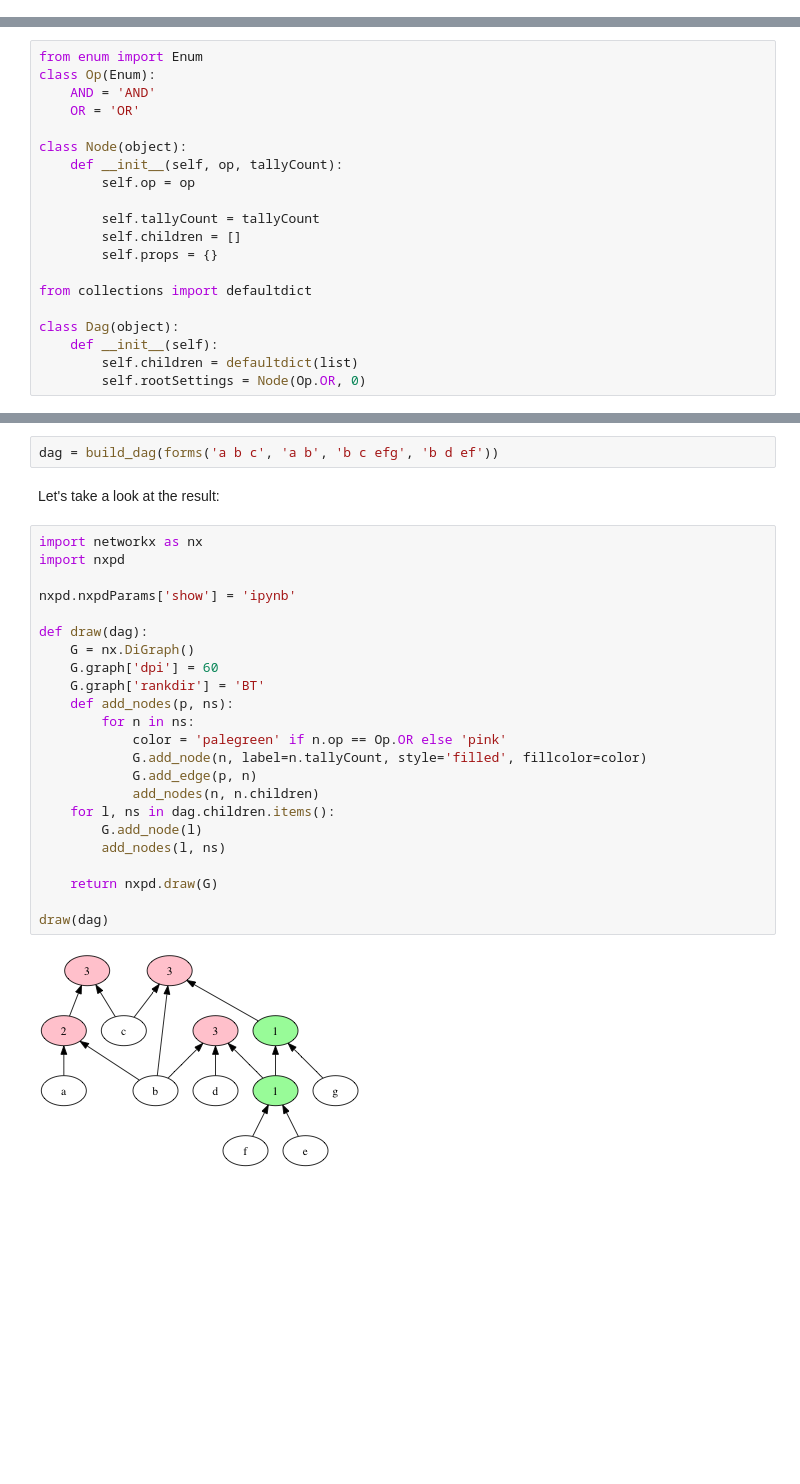
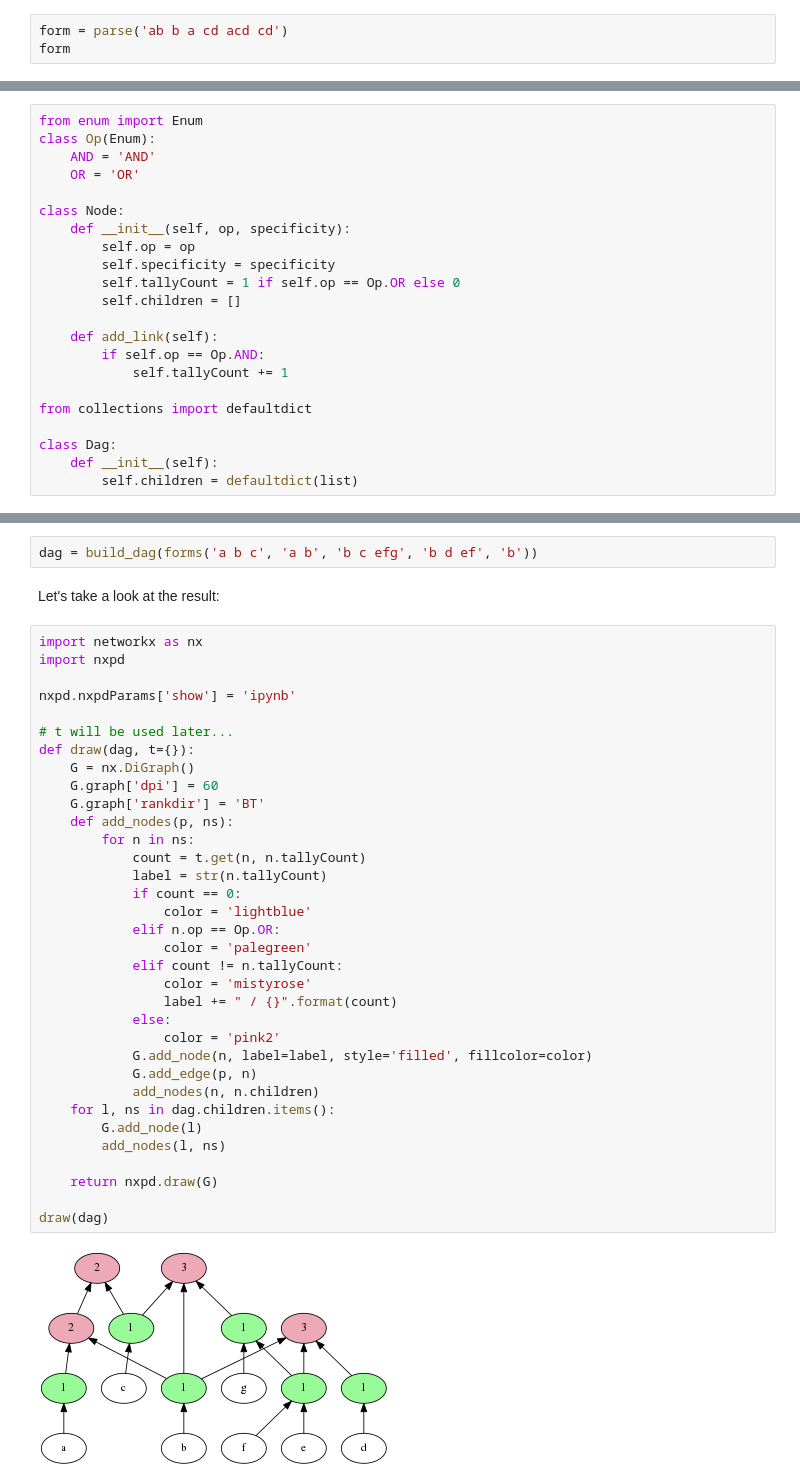
Before and after one commit to hellige/ccs, a Jupyter notebook: CCS.ipynb, the cells around one changed output, grey strips where cells are left out. Saved outputs shown, nothing was run; the diff lists cells and outputs as text; blank space fills up the shorter version.

Commit message:
Tidied up dag building, wrote example matching logic.

```diff
--- a/CCS.ipynb
+++ b/CCS.ipynb
@@ -80,0 +104,3 @@ form
+# %%
+form = parse('ab b a cd acd cd')
+form
@@ -140,17 +174,19 @@ class Op(Enum):
     AND = 'AND'
     OR = 'OR'
 
-class Node(object):
-    def __init__(self, op, tallyCount):
+class Node:
+    def __init__(self, op, specificity):
         self.op = op
+        self.specificity = specificity
+        self.tallyCount = 1 if self.op == Op.OR else 0
+        self.children = []
 
-        self.tallyCount = tallyCount
-        self.children = []
-        self.props = {}
+    def add_link(self):
+        if self.op == Op.AND:
+            self.tallyCount += 1
 
 from collections import defaultdict
 
-class Dag(object):
+class Dag:
     def __init__(self):
         self.children = defaultdict(list)
-        self.rootSettings = Node(Op.OR, 0)
@@ -242,29 +266,40 @@ def build_dag(formulae):
 # %%
-dag = build_dag(forms('a b c', 'a b', 'b c efg', 'b d ef'))
+dag = build_dag(forms('a b c', 'a b', 'b c efg', 'b d ef', 'b'))
 # %% [markdown]
 Let's take a look at the result:
 # %%
 import networkx as nx
 import nxpd
 
 nxpd.nxpdParams['show'] = 'ipynb'
 
-def draw(dag):
+# t will be used later...
+def draw(dag, t={}):
     G = nx.DiGraph()
     G.graph['dpi'] = 60
     G.graph['rankdir'] = 'BT'
     def add_nodes(p, ns):
         for n in ns:
-            color = 'palegreen' if n.op == Op.OR else 'pink'
-            G.add_node(n, label=n.tallyCount, style='filled', fillcolor=color)
+            count = t.get(n, n.tallyCount)
+            label = str(n.tallyCount)
+            if count == 0:
+                color = 'lightblue'
+            elif n.op == Op.OR:
+                color = 'palegreen'
+            elif count != n.tallyCount:
+                color = 'mistyrose'
+                label += " / {}".format(count)
+            else:
+                color = 'pink2'
+            G.add_node(n, label=label, style='filled', fillcolor=color)
             G.add_edge(p, n)
             add_nodes(n, n.children)
     for l, ns in dag.children.items():
         G.add_node(l)
         add_nodes(l, ns)
 
     return nxpd.draw(G)
 
 draw(dag)
 # %% [output]
-[figure, old version]
+[figure, new version]
```
Also changed, not shown: parts of 40 cells of this notebook.
